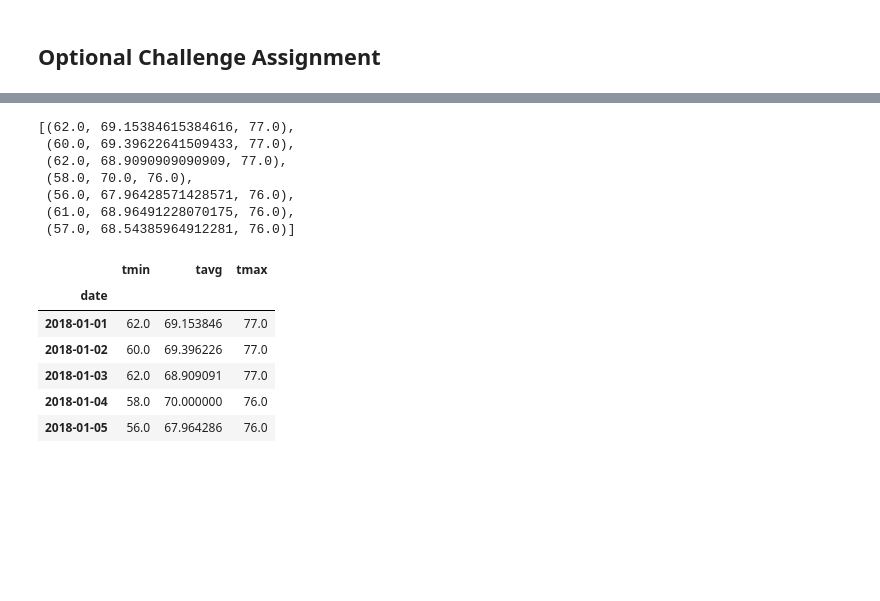
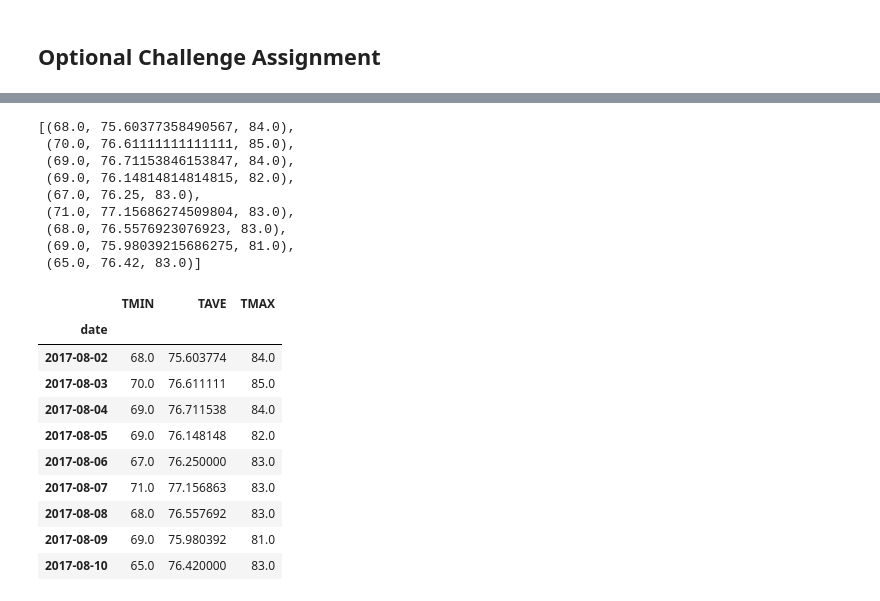
Before and after one commit to Samwimb/climate-analysis, a Jupyter notebook: Files/climate_starter_sw.ipynb, the cells around one changed output, grey strips where cells are left out. Cells and saved outputs as stored; diff of their text form; code cells hidden in the pictures; blank space fills up the shorter version.

```diff
--- a/Files/climate_starter_sw.ipynb
+++ b/Files/climate_starter_sw.ipynb
@@ -320,31 +344,65 @@ daily_normals("01-01")
 # %%
 # calculate the daily normals for your trip
 # push each tuple of calculations into a list called `normals`
+normals=[]
+# Set the start and end date of the trip
+start = dt.datetime(2017, 8, 1)
+end = dt.datetime(2017, 8, 10)
+# Use the start and end date to create a range of dates
+trip = session.query(Measurement.date).\
+filter(Measurement.date >= start).\
+filter(Measurement.date <= end).\
+group_by(Measurement.date).all()
 
-# Set the start and end date of the trip
-
-# Use the start and end date to create a range of dates
-
+trip = list(np.ravel(trip))
+trip
 # Stip off the year and save a list of %m-%d strings
 
+# print([(date.strip('8'),) for date in trip])
+# trip_md= [s.replace('2017-', '') for s in trip]
+trip_md=[]
+for date in trip:
+#     print(date)
+    month_day = date[5:]
+    trip_md.append(month_day)
+
+trip_md = list(np.ravel(trip_md))
+
 # Loop through the list of %m-%d strings and calculate the normals for each date
+for date in trip_md:
+    day = daily_normals(date)
+    normals.append(day)
+
+normals = [i[0] for i in normals]
+normals
 # %% [output]
-[(62.0, 69.15384615384616, 77.0),
- (60.0, 69.39622641509433, 77.0),
- (62.0, 68.9090909090909, 77.0),
- (58.0, 70.0, 76.0),
- (56.0, 67.96428571428571, 76.0),
- (61.0, 68.96491228070175, 76.0),
- (57.0, 68.54385964912281, 76.0)]
+[(68.0, 75.60377358490567, 84.0),
+ (70.0, 76.61111111111111, 85.0),
+ (69.0, 76.71153846153847, 84.0),
+ (69.0, 76.14814814814815, 82.0),
+ (67.0, 76.25, 83.0),
+ (71.0, 77.15686274509804, 83.0),
+ (68.0, 76.5576923076923, 83.0),
+ (69.0, 75.98039215686275, 81.0),
+ (65.0, 76.42, 83.0)]
 # %%
 # Load the previous query results into a Pandas DataFrame and add the `trip_dates` range as the `date` index
+
+daily_norm_df = pd.DataFrame(normals, columns=['TMIN', 'TAVE', 'TMAX'])
+daily_norm_df['date'] = trip
+daily_norm_df.set_index('date', inplace=True)
+daily_norm_df
 # %% [output]
-|  | tmin | tavg | tmax |
+|  | TMIN | TAVE | TMAX |
 | date |  |  |  |
-| 2018-01-01 | 62.0 | 69.153846 | 77.0 |
-| 2018-01-02 | 60.0 | 69.396226 | 77.0 |
-| 2018-01-03 | 62.0 | 68.909091 | 77.0 |
-| 2018-01-04 | 58.0 | 70.000000 | 76.0 |
-| 2018-01-05 | 56.0 | 67.964286 | 76.0 |
+| 2017-08-02 | 68.0 | 75.603774 | 84.0 |
+| 2017-08-03 | 70.0 | 76.611111 | 85.0 |
+| 2017-08-04 | 69.0 | 76.711538 | 84.0 |
+| 2017-08-05 | 69.0 | 76.148148 | 82.0 |
+| 2017-08-06 | 67.0 | 76.250000 | 83.0 |
+| 2017-08-07 | 71.0 | 77.156863 | 83.0 |
+| 2017-08-08 | 68.0 | 76.557692 | 83.0 |
+| 2017-08-09 | 69.0 | 75.980392 | 81.0 |
+| 2017-08-10 | 65.0 | 76.420000 | 83.0 |
 # %%
 # Plot the daily normals as an area plot with `stacked=False`
```
Also changed, not shown: parts of 9 cells of this notebook.
